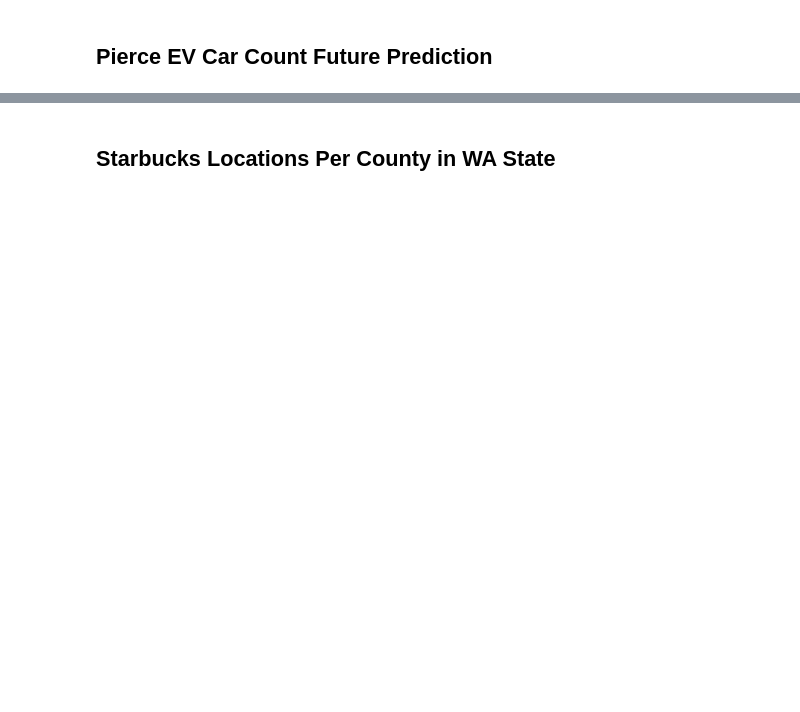
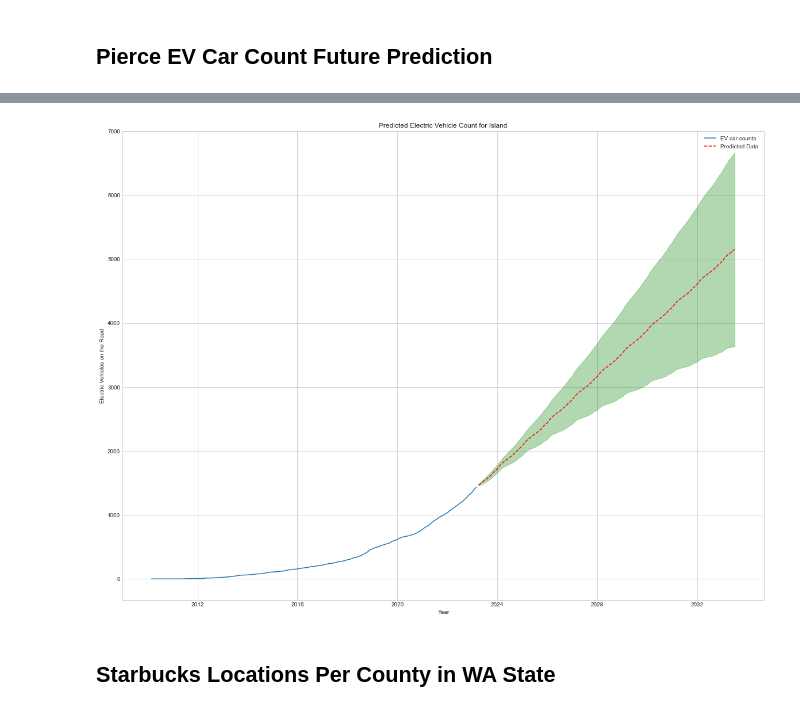
Before and after one commit to chiawang/EV-charing-station, a Jupyter notebook: EV Charging Station Demand in Washington States Analysis-checkpoint.ipynb, the cells around one changed output, grey strips where cells are left out. Saved outputs shown, nothing was run; the diff lists cells and outputs as text; code cells hidden in the pictures; blank space fills up the shorter version.

```diff
--- a/EV Charging Station Demand in Washington States Analysis-checkpoint.ipynb
+++ b/EV Charging Station Demand in Washington States Analysis-checkpoint.ipynb
@@ -521,0 +559,9 @@ df_Pierce_preds = get_prediction(Pierce_County_Model, county_information['Pierce
+# %%
+#splitting dataset into train and test sets for validation
+train_Island, test_Island = train_test_split_ts(county_information['Island']['df'], 0.80, 0.20)
+# %%
+from statsmodels.tsa.statespace.sarimax import SARIMAX
+Island_County_Model = SARIMAX(county_information['Island']['df'], order=(1,1,0),
+                seasonal_order=(0,1,0,12), enforce_invertibility=False,
+                enforce_stationarity=False).fit()
+print(Island_County_Model.summary())
@@ -522,3 +586,7 @@ df_Pierce_preds = get_prediction(Pierce_County_Model, county_information['Pierce
+# %%
+df_Isalnd_preds = get_prediction(Island_County_Model, county_information['Island']['df'], test_Island, 'Island', plot=True)
+# %% [output]
+[figure, added]
 # %% [markdown]
 ## Starbucks Locations Per County in WA State
 # %%
```
Also changed, not shown: parts of 20 cells of this notebook.
